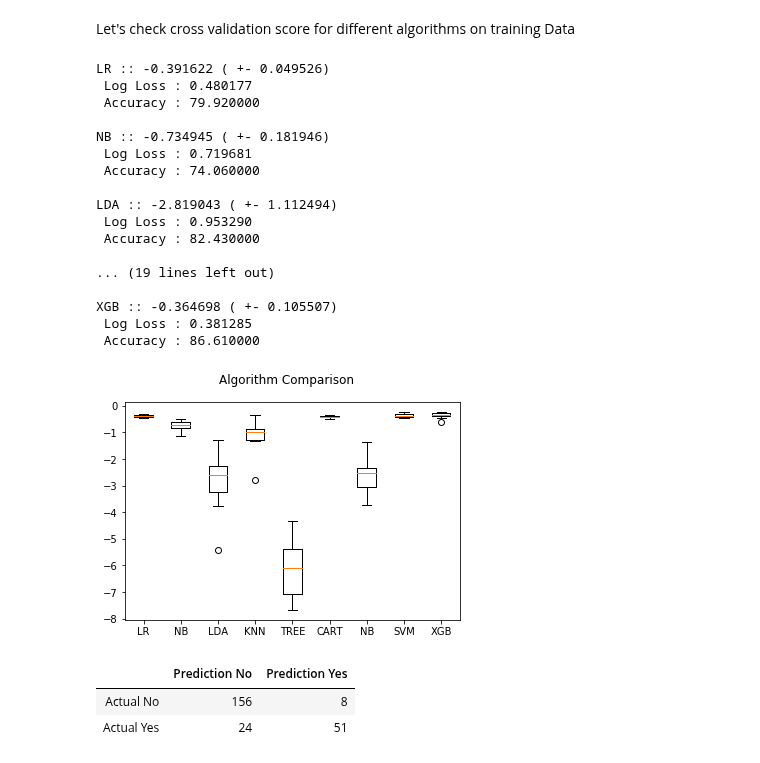
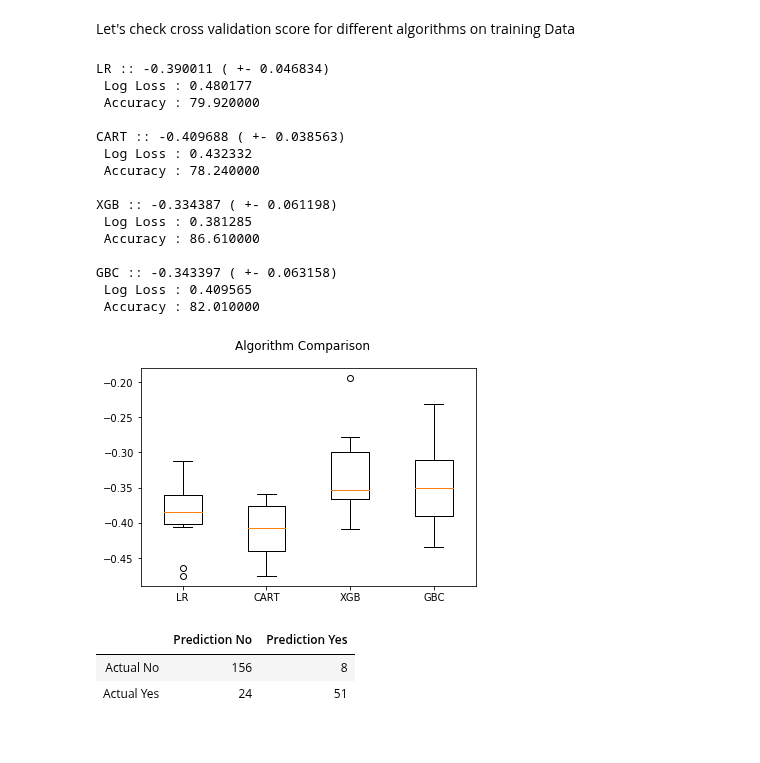
Before and after one commit to Shashi-Bhushan/python-code, a Jupyter notebook: kaggle/fitara.ipynb, the cells around one changed output. Cells and saved outputs as stored; diff of their text form; code cells hidden in the pictures.

```diff
--- a/kaggle/fitara.ipynb
+++ b/kaggle/fitara.ipynb
@@ -545,14 +556,15 @@ from sklearn.model_selection import cross_val_predict
 estimators = []
 
 estimators.append(('LR', LogisticRegression()))
-estimators.append(('NB', BernoulliNB(alpha=.01)))
-estimators.append(('LDA', LinearDiscriminantAnalysis()))
-estimators.append(('KNN', KNeighborsClassifier()))
-estimators.append(('TREE', DecisionTreeClassifier()))
+#estimators.append(('NB', BernoulliNB(alpha=.01)))
+#estimators.append(('LDA', LinearDiscriminantAnalysis()))
+#estimators.append(('KNN', KNeighborsClassifier()))
+#estimators.append(('TREE', DecisionTreeClassifier()))
 estimators.append(('CART', RandomForestClassifier(n_estimators=100)))
-estimators.append(('NB', GaussianNB()))
-estimators.append(('SVM', SVC(probability=True)))
+#estimators.append(('NB', GaussianNB()))
+#estimators.append(('SVM', SVC(probability=True)))
 estimators.append(('XGB', XGBClassifier()))
+estimators.append(('GBC', GradientBoostingClassifier(n_estimators=100)))
 
 # evaluate each model in turn
 results = []
@@ -560,45 +572,43 @@ names = []
 for name, model in estimators:
     kfold = model_selection.KFold(n_splits=10, random_state=7, shuffle=True)
     cv_results = model_selection.cross_val_score(model, X_train, y_train, cv=kfold, scoring='neg_log_loss')
     #cv_results = model_selection.cross_val_predict(model, X_train, y_train, cv=kfold)
 
     results.append(cv_results)
     names.append(name)
 
     model.fit(X_train, y_train)
 
     log_loss = metrics.log_loss(y_test, model.predict_proba(X_test))
     accuracy = metrics.accuracy_score(y_test, model.predict(X_test))
 
     msg = "%s :: %f ( +- %f) \n Log Loss : %f\n Accuracy : %f\n" % (name, cv_results.mean(), cv_results.std(), log_loss, round(accuracy*100, 2))
     print(msg)
 
 # boxplot algorithm comparison
 fig = plt.figure()
 fig.suptitle('Algorithm Comparison')
 ax = fig.add_subplot(111)
 plt.boxplot(results)
 ax.set_xticklabels(names)
 plt.show()
 # %% [output]
-LR :: -0.391622 ( +- 0.049526)
+LR :: -0.390011 ( +- 0.046834)
  Log Loss : 0.480177
  Accuracy : 79.920000
 
-NB :: -0.734945 ( +- 0.181946)
- Log Loss : 0.719681
- Accuracy : 74.060000
+CART :: -0.409688 ( +- 0.038563)
+ Log Loss : 0.432332
+ Accuracy : 78.240000
 
-LDA :: -2.819043 ( +- 1.112494)
- Log Loss : 0.953290
- Accuracy : 82.430000
-
-... (19 lines left out)
-
-XGB :: -0.364698 ( +- 0.105507)
+XGB :: -0.334387 ( +- 0.061198)
  Log Loss : 0.381285
  Accuracy : 86.610000
+
+GBC :: -0.343397 ( +- 0.063158)
+ Log Loss : 0.409565
+ Accuracy : 82.010000
-[figure, old version]
+[figure, new version]
 # %%
 
 pd.DataFrame(metrics.confusion_matrix(y_test.values, estimators[-1][1].predict(X_test)),
```
Also changed, not shown: parts of 4 cells of this notebook.
